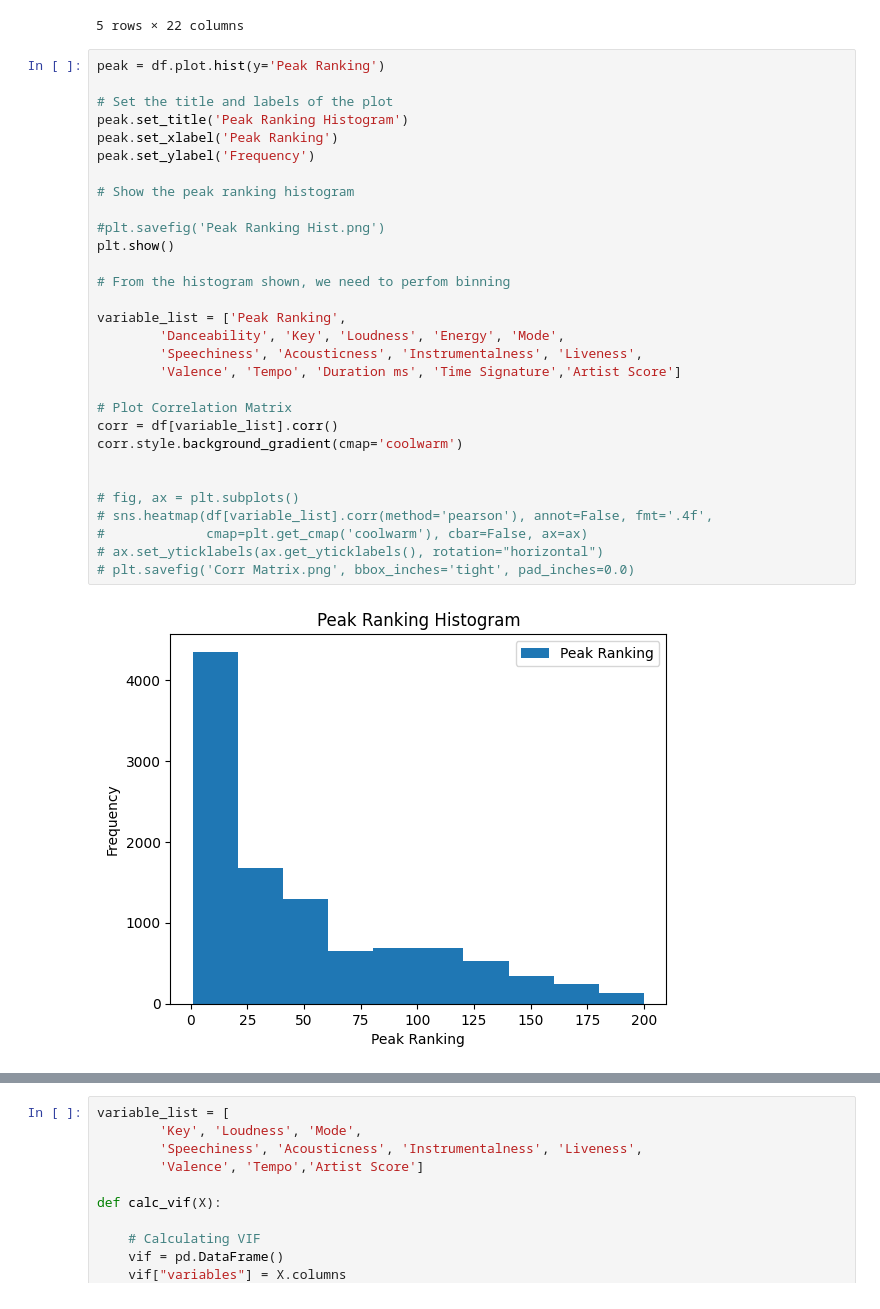
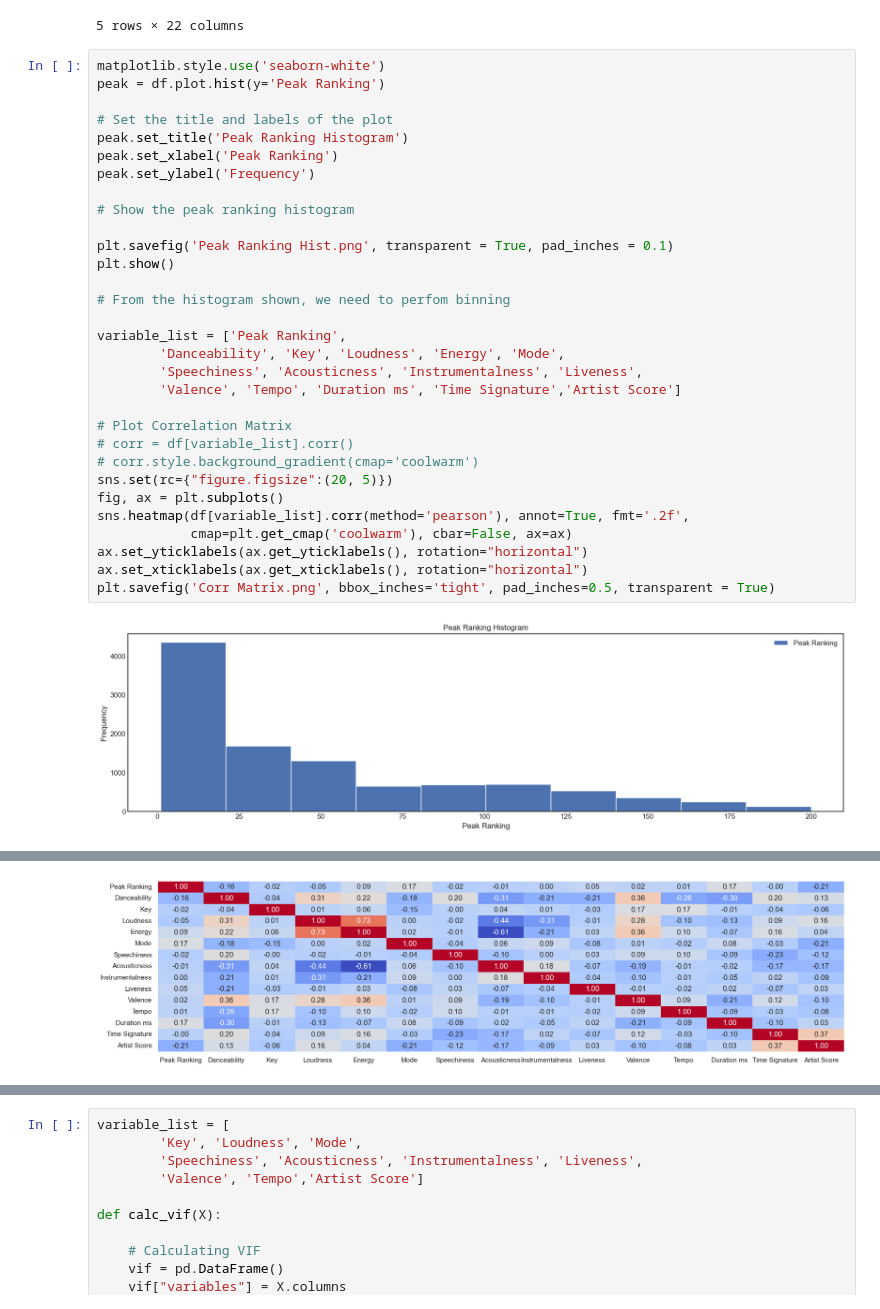
Before and after one commit to jodytng/Charted, a Jupyter notebook: Charted_MLmodels.ipynb, the cells around one changed output, grey strips where cells are left out. Drawn from its saved outputs; the diff is of its cells as text.

Commit message:
creating and updating charts

```diff
--- a/Charted_MLmodels.ipynb
+++ b/Charted_MLmodels.ipynb
@@ -28,34 +29,35 @@ df.head()
 | 4 | 4 | 5 | abcdefu | GAYLE | 5 | 6 | 2 | ... |
 5 rows × 22 columns
 # %%
+matplotlib.style.use('seaborn-white')
 peak = df.plot.hist(y='Peak Ranking')
 
 # Set the title and labels of the plot
 peak.set_title('Peak Ranking Histogram')
 peak.set_xlabel('Peak Ranking')
 peak.set_ylabel('Frequency')
 
 # Show the peak ranking histogram
 
-#plt.savefig('Peak Ranking Hist.png')
+plt.savefig('Peak Ranking Hist.png', transparent = True, pad_inches = 0.1)
 plt.show()
 
 # From the histogram shown, we need to perfom binning
 
 variable_list = ['Peak Ranking',
         'Danceability', 'Key', 'Loudness', 'Energy', 'Mode',
         'Speechiness', 'Acousticness', 'Instrumentalness', 'Liveness',
         'Valence', 'Tempo', 'Duration ms', 'Time Signature','Artist Score']
 
 # Plot Correlation Matrix
-corr = df[variable_list].corr()
-corr.style.background_gradient(cmap='coolwarm')
-
-
-# fig, ax = plt.subplots()
-# sns.heatmap(df[variable_list].corr(method='pearson'), annot=False, fmt='.4f',
-#             cmap=plt.get_cmap('coolwarm'), cbar=False, ax=ax)
-# ax.set_yticklabels(ax.get_yticklabels(), rotation="horizontal")
-# plt.savefig('Corr Matrix.png', bbox_inches='tight', pad_inches=0.0)
+# corr = df[variable_list].corr()
+# corr.style.background_gradient(cmap='coolwarm')
+sns.set(rc={"figure.figsize":(20, 5)})
+fig, ax = plt.subplots()
+sns.heatmap(df[variable_list].corr(method='pearson'), annot=True, fmt='.2f',
+            cmap=plt.get_cmap('coolwarm'), cbar=False, ax=ax)
+ax.set_yticklabels(ax.get_yticklabels(), rotation="horizontal")
+ax.set_xticklabels(ax.get_xticklabels(), rotation="horizontal")
+plt.savefig('Corr Matrix.png', bbox_inches='tight', pad_inches=0.5, transparent = True)
 # %% [output]
-[figure, old version]
+[figure, new version]
@@ -77,0 +64 @@ corr.style.background_gradient(cmap='coolwarm')
+[figure, added]
```
Also changed, not shown: parts of 5 cells of this notebook, 2 other files.
